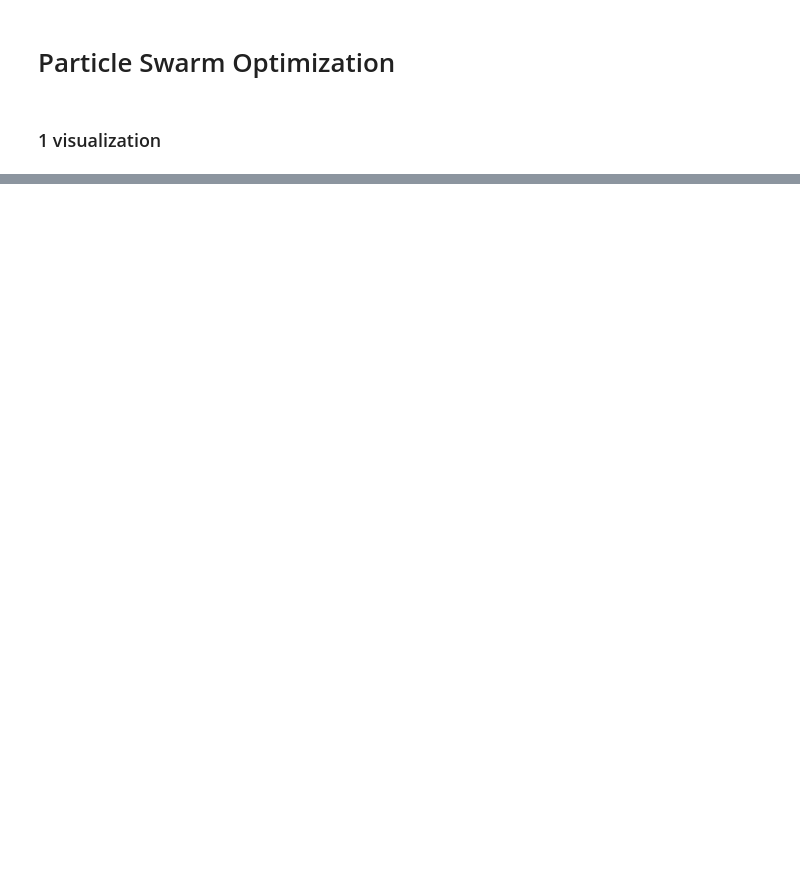
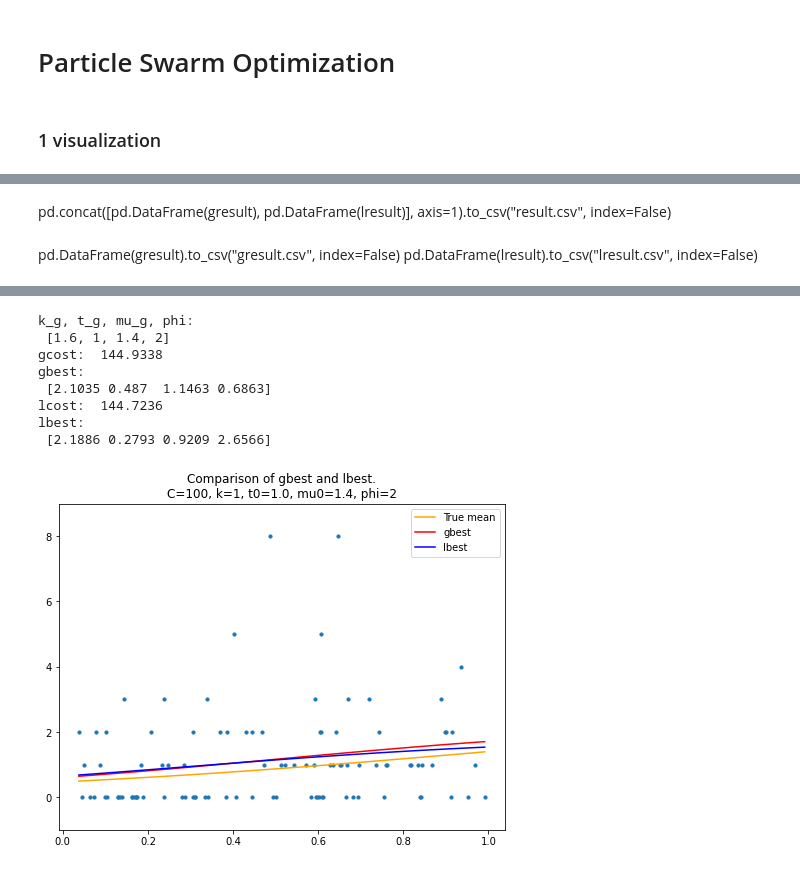
Before and after one commit to ElvisCuiHan/ParticleSwarmOptimization, a Jupyter notebook: pso test.ipynb, the cells around one changed output, grey strips where cells are left out. Saved outputs shown, nothing was run; the diff lists cells and outputs as text; code cells hidden in the pictures; blank space fills up the shorter version.

```diff
--- a/pso test.ipynb
+++ b/pso test.ipynb
@@ -38,7 +4,0 @@ def test_loss(b, x):
-# %%
-# Set-up hyperparameters
-options = {'c1': 0.5, 'c2': 0.3, 'w':0.9}
-# Call instance of PSO
-optimizer = ps.single.GlobalBestPSO(n_particles=len(origin), dimensions=2, options=options, init_pos=origin)
-# Perform optimization
-best_cost, best_pos = optimizer.optimize(test_loss, iters=35, x=target)
@@ -80,0 +116,33 @@ plt.show()
+# %% [markdown]
+pd.concat([pd.DataFrame(gresult), pd.DataFrame(lresult)], axis=1).to_csv("result.csv", index=False)
+# %% [markdown]
+pd.DataFrame(gresult).to_csv("gresult.csv", index=False)
+pd.DataFrame(lresult).to_csv("lresult.csv", index=False)
+# %%
+print("k_g, t_g, mu_g, phi:\n", [k, t0, mu0, phi])
+print("gcost: ", np.round(gcost, 4))
+print("gbest:\n", np.round(gbest, 4))
+print("lcost: ", np.round(lcost, 4))
+print("lbest:\n", np.round(lbest, 4))
+
+plt.figure(figsize=(8, 6))
+
+
+def plot_result(para, color, label):
+    k_fit, t0_fit, mu0_fit, phi_fit = para
+    mut_fit = link(np.sort(t), k_fit, t0_fit, mu0_fit)
+    plt.plot(np.sort(t), mut_fit, c=color, label=label)
+
+
+plt.scatter(t, y, s=10)
+plt.plot(t, mut, c='orange', label="True mean")
+
+plot_result(gbest, 'red', label="gbest")
+plot_result(lbest + 0.01, 'blue', label="lbest")
+
+plt.title("Comparison of gbest and lbest.\n" +
+          "C=%d, k=%d, t0=%.1f, mu0=%.1f, phi=%d" % (len(t), k, t0, mu0, phi))
+plt.legend()
+plt.ylim(np.min(y) - 1, np.max(y) + 1)
+plt.show()
+# %% [output]
@@ -80,0 +153,9 @@ plt.show()
+k_g, t_g, mu_g, phi:
+ [1.6, 1, 1.4, 2]
+gcost:  144.9338
+gbest:
+ [2.1035 0.487  1.1463 0.6863]
+lcost:  144.7236
+lbest:
+ [2.1886 0.2793 0.9209 2.6566]
+[figure, added]
```
Also changed, not shown: parts of 8 cells of this notebook, 32 other files.
